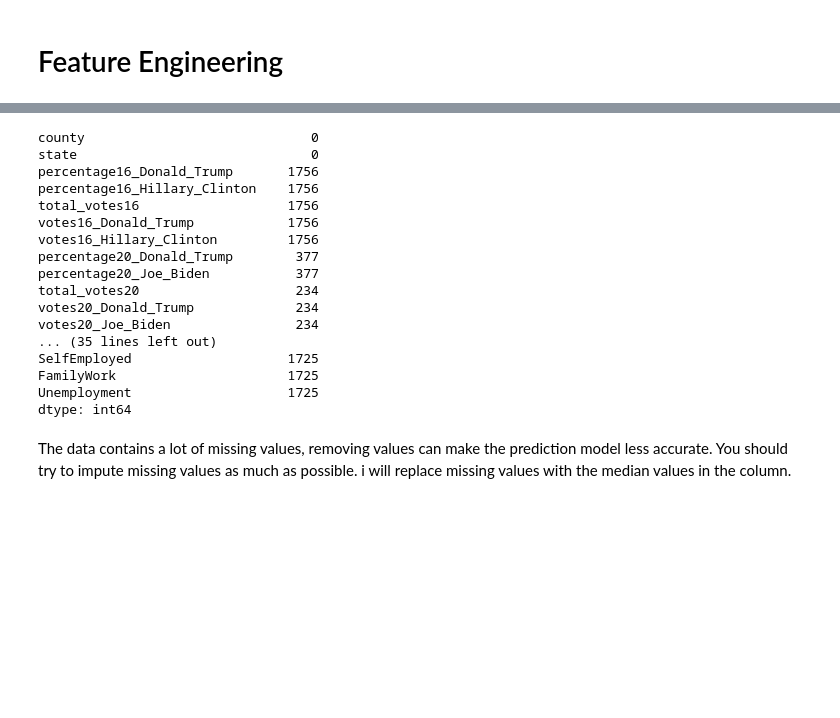
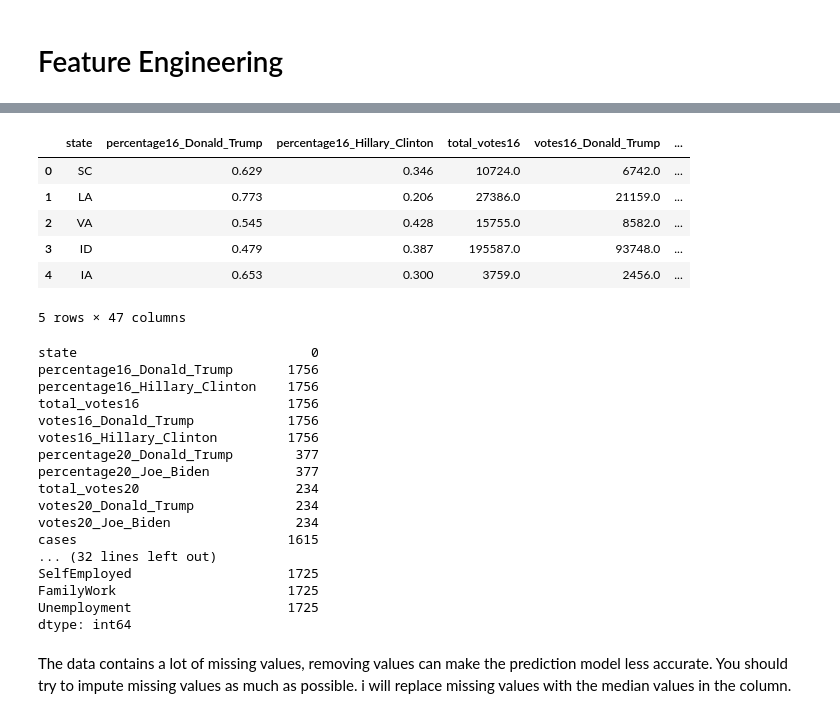
Before and after one commit to kandalkarankita/Arima_HDSC_winter_2022, a Jupyter notebook: Arima_Project.ipynb, the cells around one changed output, grey strips where cells are left out. Drawn from its saved outputs; the diff is of its cells as text; code cells hidden in the pictures; blank space fills up the shorter version.

```diff
--- a/Arima_Project.ipynb
+++ b/Arima_Project.ipynb
@@ -470,7 +462,18 @@ data_df.head(3)
+# %%
+#removing some columns
+df = df.drop(columns = [ 'county','lat', 'long',], axis = 1)
+df.head()
+# %% [output]
+|  | state | percentage16_Donald_Trump | percentage16_Hillary_Clinton | total_votes16 | votes16_Donald_Trump | ... |
+| 0 | SC | 0.629 | 0.346 | 10724.0 | 6742.0 | ... |
+| 1 | LA | 0.773 | 0.206 | 27386.0 | 21159.0 | ... |
+| 2 | VA | 0.545 | 0.428 | 15755.0 | 8582.0 | ... |
+| 3 | ID | 0.479 | 0.387 | 195587.0 | 93748.0 | ... |
+| 4 | IA | 0.653 | 0.300 | 3759.0 | 2456.0 | ... |
+5 rows × 47 columns
 # %%
 df.isnull().sum()
 # %% [output]
-county                             0
 state                              0
 percentage16_Donald_Trump       1756
 percentage16_Hillary_Clinton    1756
@@ -482,7 +485,8 @@ percentage20_Joe_Biden           377
 total_votes20                    234
 votes20_Donald_Trump             234
 votes20_Joe_Biden                234
-... (35 lines left out)
+cases                           1615
+... (32 lines left out)
 SelfEmployed                    1725
 FamilyWork                      1725
 Unemployment                    1725
```
Also changed, not shown: parts of 5 cells of this notebook.
